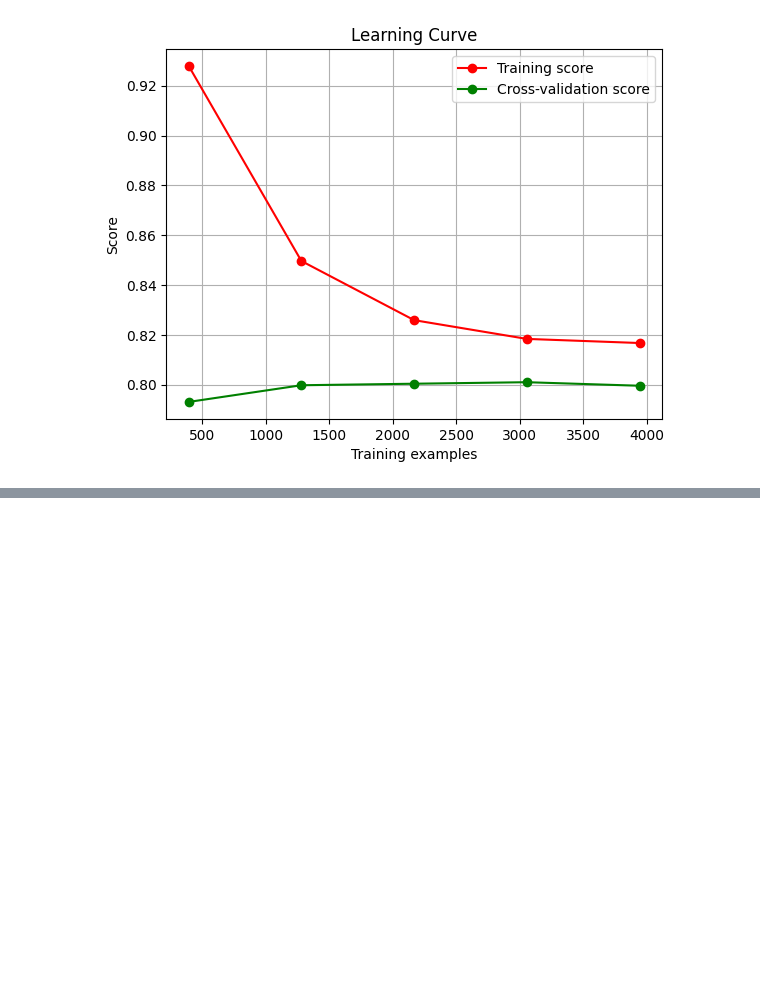
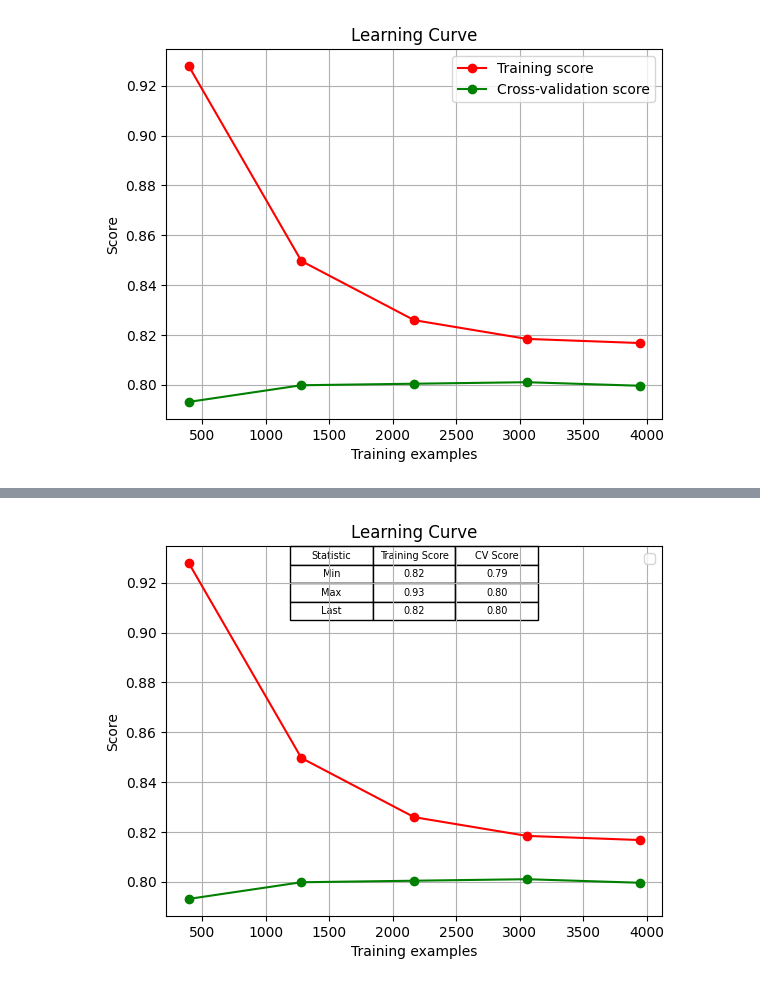
Before and after one commit to DevinduSamarasinghe/ml-ass1-churnPredictor, a Jupyter notebook: IT21004322_RandomForest.ipynb, the cells around one changed output, grey strips where cells are left out. Cells and saved outputs as stored; diff of their text form; code cells hidden in the pictures; blank space fills up the shorter version.

```diff
--- a/IT21004322_RandomForest.ipynb
+++ b/IT21004322_RandomForest.ipynb
@@ -630,0 +688,26 @@ plt.show()
+# %%
+plt.figure()
+plt.plot(train_sizes, train_scores_mean, 'o-', color="r", )
+plt.plot(train_sizes, test_scores_mean, 'o-', color="g", )
+
+plt.xlabel("Training examples")
+plt.ylabel("Score")
+plt.legend(loc="best")
+plt.grid(True)
+
+if plt.ylim()[1] > 1:
+    plt.ylim(0.7, 1.01)
+
+# Adding a table of statistics
+stats_data = [
+    ["Min", f'{np.min(train_scores_mean):.2f}', f'{np.min(test_scores_mean):.2f}'],
+    ["Max", f'{np.max(train_scores_mean):.2f}', f'{np.max(test_scores_mean):.2f}'],
+    ["Last", f'{train_scores_mean[-1]:.2f}', f'{test_scores_mean[-1]:.2f}']
+]
+table = plt.table(cellText=stats_data,
+                  colLabels=["Statistic", "Training Score", "CV Score"],
+                  cellLoc='center', colLoc='center',
+                  loc='top', bbox=[0.25, 0.8, 0.5, 0.2])
+plt.title("Learning Curve")
+plt.show()
+# %% [output]
@@ -630,0 +715 @@ plt.show()
+[figure, added]
```
Also changed, not shown: parts of 11 cells of this notebook.
